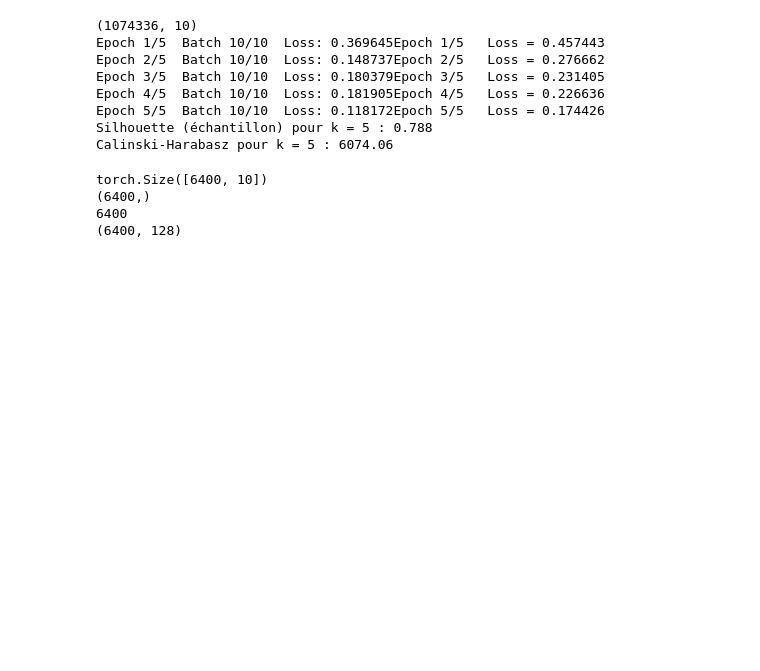
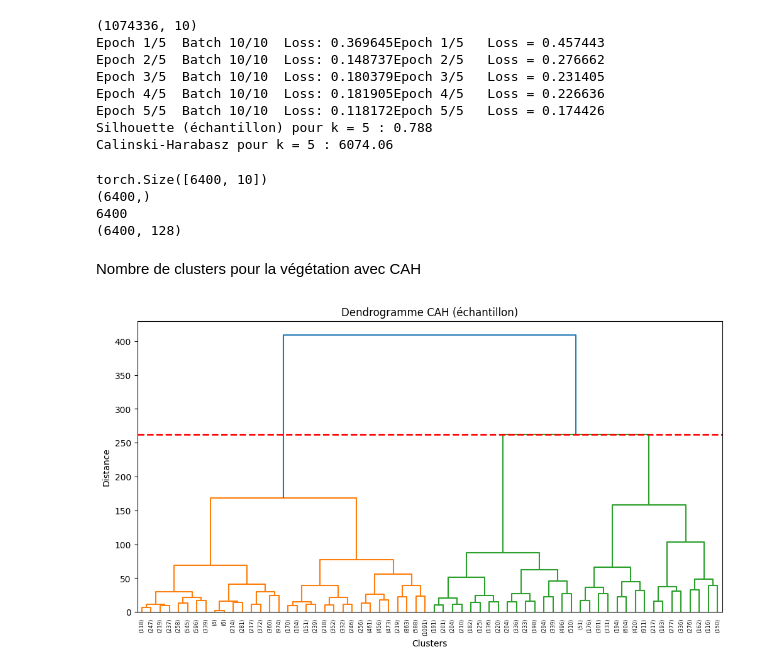
Before and after one commit to ArmanHosseini1/PIR-Rio-Tinto, a Jupyter notebook: SENTINEL-2/K-means.ipynb, the cells around one changed output. Cells and saved outputs as stored; diff of their text form; code cells hidden in the pictures; blank space fills up the shorter version.

```diff
--- a/SENTINEL-2/K-means.ipynb
+++ b/SENTINEL-2/K-means.ipynb
@@ -1419,3 +1603,36 @@ torch.Size([6400, 10])
 (6400,)
 6400
 (6400, 128)
+# %% [markdown]
+Nombre de clusters pour la végétation avec CAH
+# %%
+import numpy as np
+from scipy.cluster.hierarchy import linkage, fcluster
+
+N = 20000
+idx = np.random.choice(len(X_scaled_veg), N, replace=False)
+X_sample = X_scaled_veg[idx]
+
+Z = linkage(X_sample, method='ward')
+
+# distances entre fusions successives
+distances = Z[:, 2]
+
+# trouve le plus grand saut
+jumps = np.diff(distances)
+threshold = distances[np.argmax(jumps)]
+
+labels = fcluster(Z, t=threshold, criterion='distance')
+# %%
+from scipy.cluster.hierarchy import dendrogram
+
+plt.figure(figsize=(12, 6))
+dendrogram(Z, truncate_mode='level', p=5)  # p = profondeur affichée
+# Ligne horizontale correspondant au seuil trouvé automatiquement
+plt.axhline(y=threshold, color='red', linewidth=2, linestyle='--')
+plt.title("Dendrogramme CAH (échantillon)")
+plt.xlabel("Clusters")
+plt.ylabel("Distance")
+plt.show()
+# %% [output]
+[figure, added]
```
Also changed, not shown: parts of 19 cells of this notebook, 3 other files.
